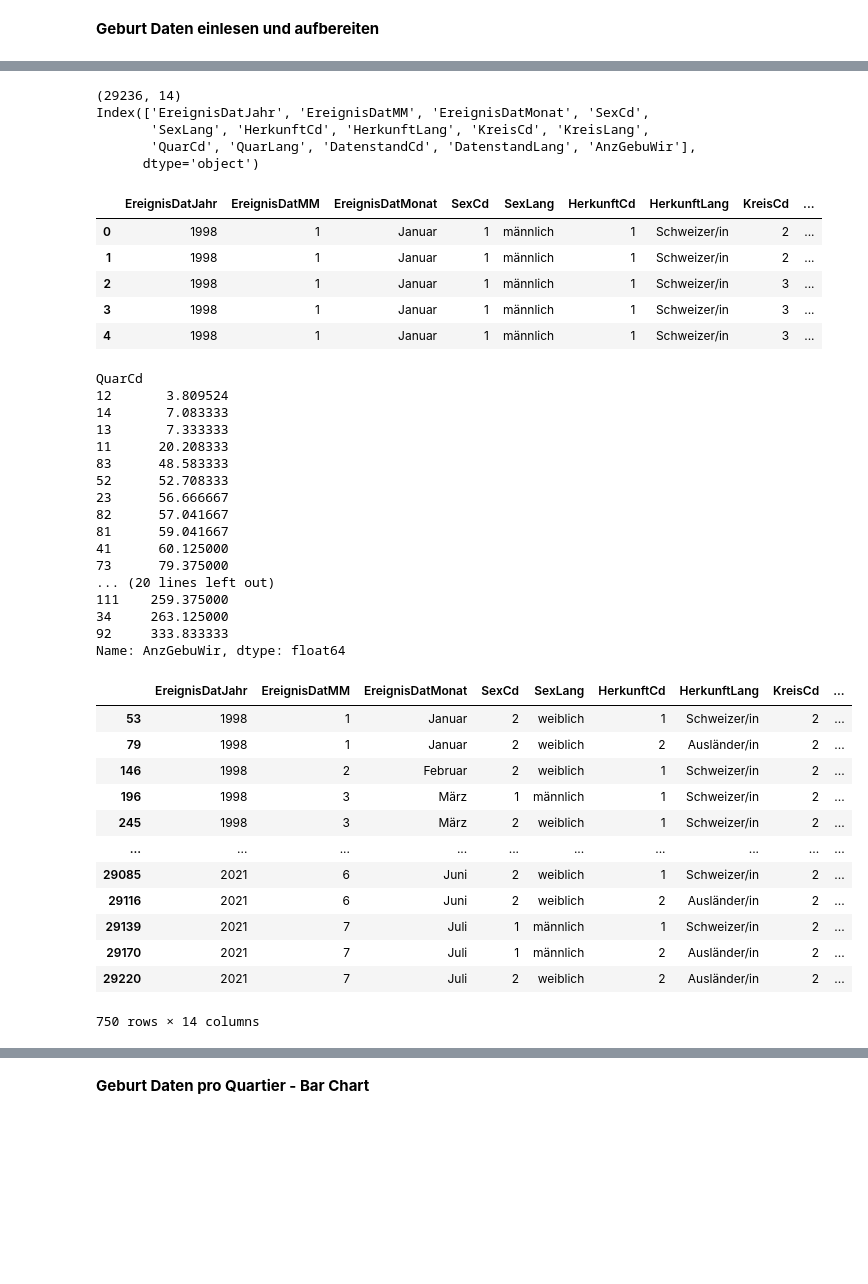
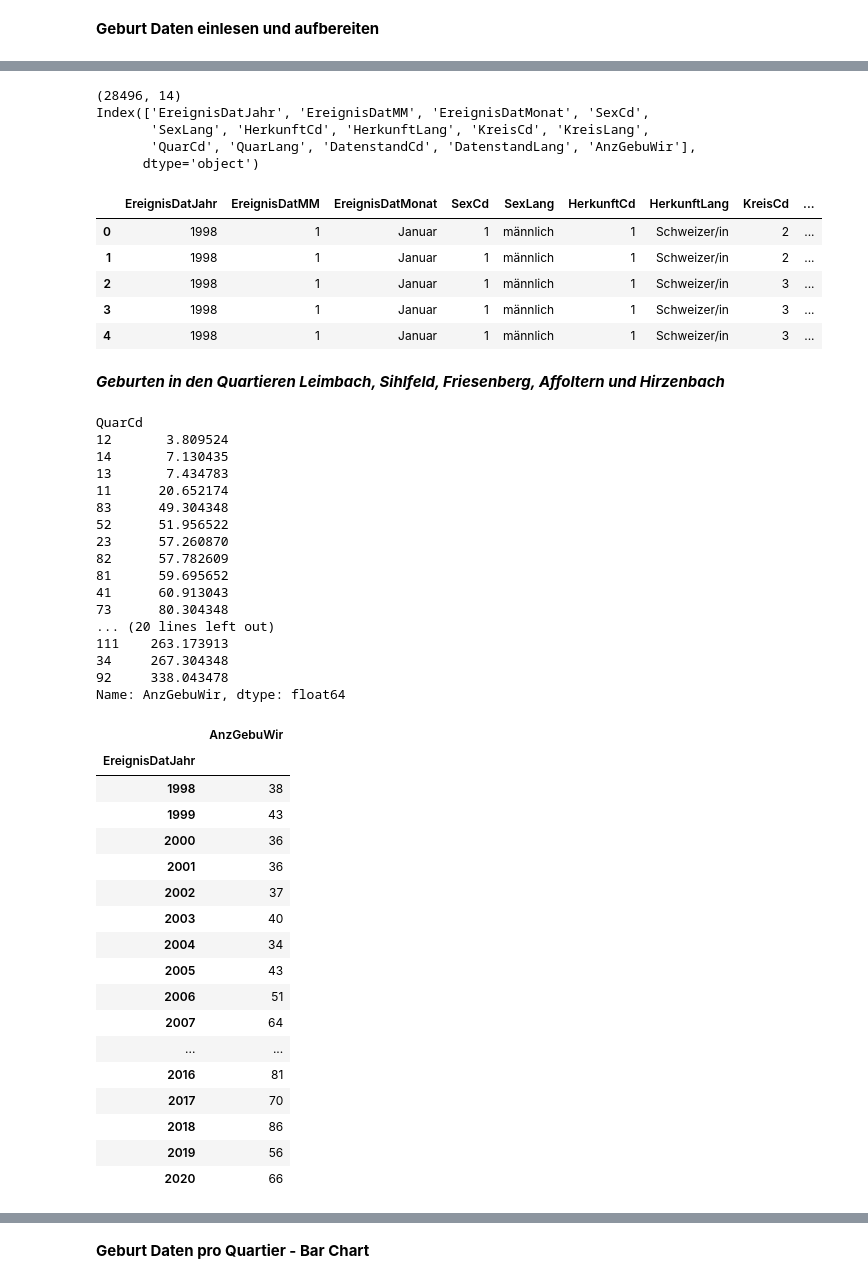
Before and after one commit to EbruDulak/CAS-INFE-21.12-Scripting-Project, a Jupyter notebook: ScriptingKitaProject.ipynb, the cells around one changed output, grey strips where cells are left out. Drawn from its saved outputs; the diff is of its cells as text; code cells hidden in the pictures; blank space fills up the shorter version.

```diff
--- a/ScriptingKitaProject.ipynb
+++ b/ScriptingKitaProject.ipynb
@@ -178,3 +192,5 @@ from matplotlib.pyplot import figure
 # %%
 # read Geburten-CSV
 df_birth = pd.read_csv('data/BEV403OD4030.csv', quotechar='"', encoding = 'utf_8')
+df_birth = df_birth[df_birth['EreignisDatJahr']<2021]
+df_birth
@@ -183,7 +213,7 @@ print(df_birth.shape)
 print(df_birth.columns)
 df_birth.head()
 # %% [output]
-(29236, 14)
+(28496, 14)
 Index(['EreignisDatJahr', 'EreignisDatMM', 'EreignisDatMonat', 'SexCd',
        'SexLang', 'HerkunftCd', 'HerkunftLang', 'KreisCd', 'KreisLang',
        'QuarCd', 'QuarLang', 'DatenstandCd', 'DatenstandLang', 'AnzGebuWir'],
@@ -199,44 +227,50 @@ Index(['EreignisDatJahr', 'EreignisDatMM', 'EreignisDatMonat', 'SexCd',
+# %% [markdown]
+***Geburten in den Quartieren Leimbach, Sihlfeld, Friesenberg, Affoltern und Hirzenbach***
 # %%
 # Durchschnitt der Geburten pro Quartier, aufsteigend sortiert
 df_group_quartier = df_birth.groupby(['QuarCd', 'EreignisDatJahr'])['AnzGebuWir'].sum()
 df_group_quartier_mean = df_group_quartier.groupby(['QuarCd']).mean().sort_values()
-#mapping = dict(df_kita[['QNr', 'Versorgungsquote_pct']].values)
-#mapping
-#df_group_quartier_mean['Versorgungsquote'] = df_group_quartier_mean.index.map(mapping)
 df_group_quartier_mean
 # %% [output]
 QuarCd
 12       3.809524
-14       7.083333
-13       7.333333
-11      20.208333
-83      48.583333
-52      52.708333
-23      56.666667
-82      57.041667
-81      59.041667
-41      60.125000
-73      79.375000
+14       7.130435
+13       7.434783
+11      20.652174
+83      49.304348
+52      51.956522
+23      57.260870
+82      57.782609
+81      59.695652
+41      60.913043
+73      80.304348
 ... (20 lines left out)
-111    259.375000
-34     263.125000
-92     333.833333
+111    263.173913
+34     267.304348
+92     338.043478
 Name: AnzGebuWir, dtype: float64
 # %%
 # Leimbach
 df_birth_leimbach = df_birth[df_birth['QuarCd']==23]
-df_birth_leimbach
+# Total Anzahl Geburten pro Jahr
+df_birth_leimbach_grouped = df_birth_leimbach.groupby(['EreignisDatJahr']).sum()[['AnzGebuWir']]
+df_birth_leimbach_grouped
 # %% [output]
-|  | EreignisDatJahr | EreignisDatMM | EreignisDatMonat | SexCd | SexLang | HerkunftCd | HerkunftLang | KreisCd | ... |
-| 53 | 1998 | 1 | Januar | 2 | weiblich | 1 | Schweizer/in | 2 | ... |
-| 79 | 1998 | 1 | Januar | 2 | weiblich | 2 | Ausländer/in | 2 | ... |
-| 146 | 1998 | 2 | Februar | 2 | weiblich | 1 | Schweizer/in | 2 | ... |
-| 196 | 1998 | 3 | März | 1 | männlich | 1 | Schweizer/in | 2 | ... |
-| 245 | 1998 | 3 | März | 2 | weiblich | 1 | Schweizer/in | 2 | ... |
-| ... | ... | ... | ... | ... | ... | ... | ... | ... | ... |
-| 29085 | 2021 | 6 | Juni | 2 | weiblich | 1 | Schweizer/in | 2 | ... |
-| 29116 | 2021 | 6 | Juni | 2 | weiblich | 2 | Ausländer/in | 2 | ... |
-| 29139 | 2021 | 7 | Juli | 1 | männlich | 1 | Schweizer/in | 2 | ... |
-| 29170 | 2021 | 7 | Juli | 1 | männlich | 2 | Ausländer/in | 2 | ... |
-| 29220 | 2021 | 7 | Juli | 2 | weiblich | 2 | Ausländer/in | 2 | ... |
+|  | AnzGebuWir |
+| EreignisDatJahr |  |
+| 1998 | 38 |
+| 1999 | 43 |
+| 2000 | 36 |
+| 2001 | 36 |
+| 2002 | 37 |
+| 2003 | 40 |
+| 2004 | 34 |
+| 2005 | 43 |
+| 2006 | 51 |
+| 2007 | 64 |
+| ... | ... |
+| 2016 | 81 |
+| 2017 | 70 |
+| 2018 | 86 |
+| 2019 | 56 |
+| 2020 | 66 |
-750 rows × 14 columns
```
Also changed, not shown: parts of 35 cells of this notebook, 4 other files.
